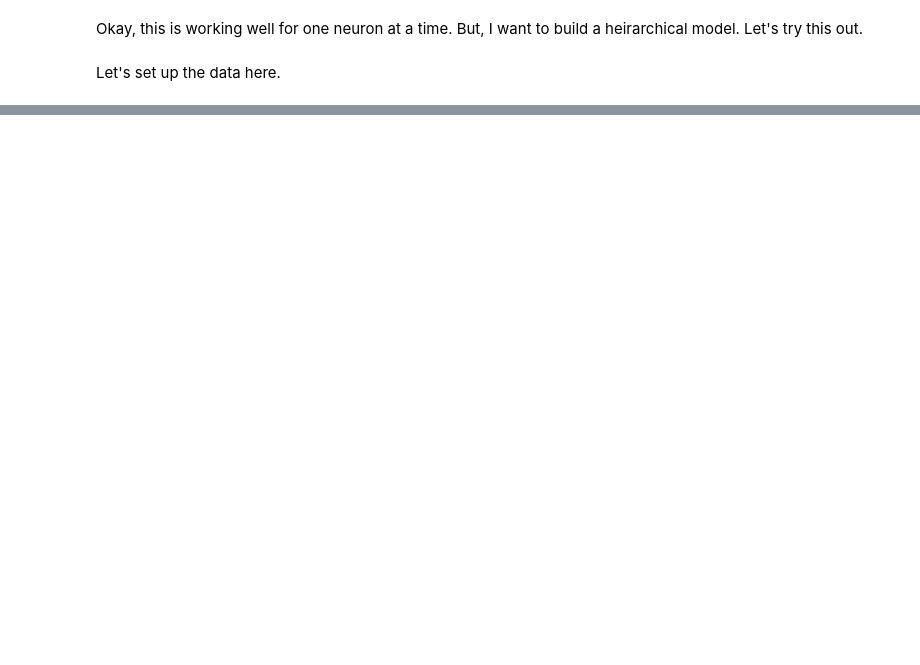
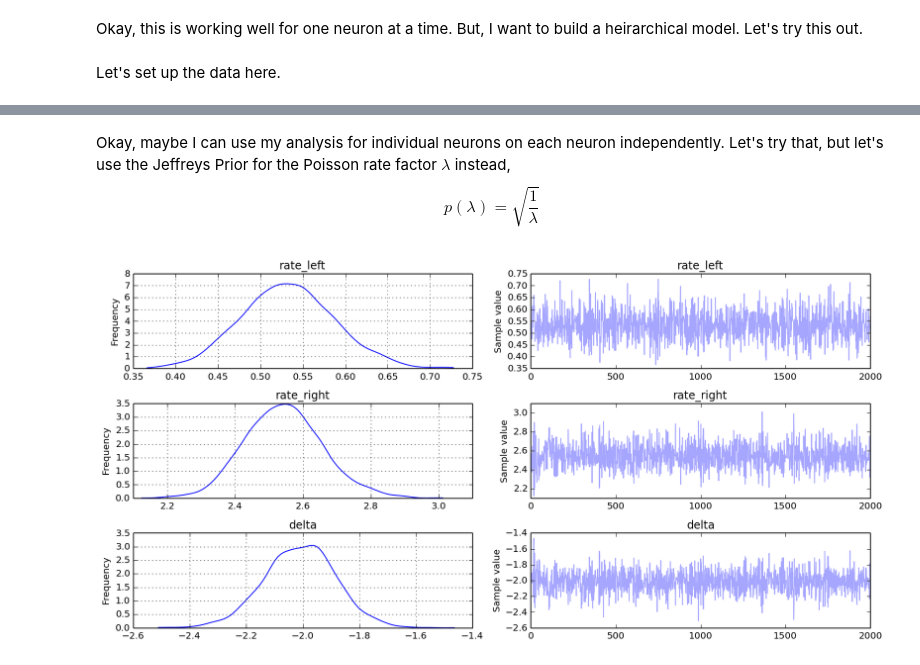
Before and after one commit to mcleonard/wm_paper, a Jupyter notebook: Goal selectivity.ipynb, the cells around one changed output, grey strips where cells are left out. Saved outputs shown, nothing was run; the diff lists cells and outputs as text; code cells hidden in the pictures; blank space fills up the shorter version.

```diff
--- a/Goal selectivity.ipynb
+++ b/Goal selectivity.ipynb
@@ -163,0 +189,30 @@ np.sum(ps >= 0.99)
+# %% [markdown]
+Okay, maybe I can use my analysis for individual neurons on each neuron independently. Let's try that, but let's use the Jeffreys Prior for the Poisson rate factor $\lambda$ instead, $$p(\lambda) = \sqrt{\frac{1}{\lambda}}$$
+# %%
+import theano.tensor as T
+data = lkr[53].groupby(['PG outcome', 'FG outcome']).get_group((my.HIT, my.HIT))
+spikes = my.analyze.time_histogram(data, limit=(-0.05, 0.05))/10.
+spikes.columns = ['spikes']
+spikes['goal'] = data['PG port']
+with pm.Model() as model:
+
+    # rate parameter lambda Jeffreys' prior
+    rate_left = pm.DensityDist('rate_left', lambda value: -0.5 * T.log(T.abs_(value)), testval=1)
+    rate_right = pm.DensityDist('rate_right', lambda value: -0.5 * T.log(T.abs_(value)), testval=1)
+    delta = pm.Deterministic('delta', rate_left - rate_right)
+
+    # Assign rates to appropriate trials
+    #rates = pm.switch(spikes.goal.values == my.LEFT, rate_left, rate_right)
+
+    # Poisson likelihood
+    likelihood_left = pm.Poisson('likelihood_left', rate_left, observed=spikes[spikes['goal']==my.LEFT].spikes)
+    likelihood_right = pm.Poisson('likelihood_right', rate_right, observed=spikes[spikes['goal']==my.RIGHT].spikes)
+# %%
+with model:
+    start = pm.find_MAP()
+    step = pm.NUTS(scaling=start)
+    trace = pm.sample(2000, step, start=start, progressbar=False)
+# %%
+fig = pm.traceplot(trace)
+# %% [output]
+[figure, added]
```
Also changed, not shown: parts of 17 cells of this notebook.
